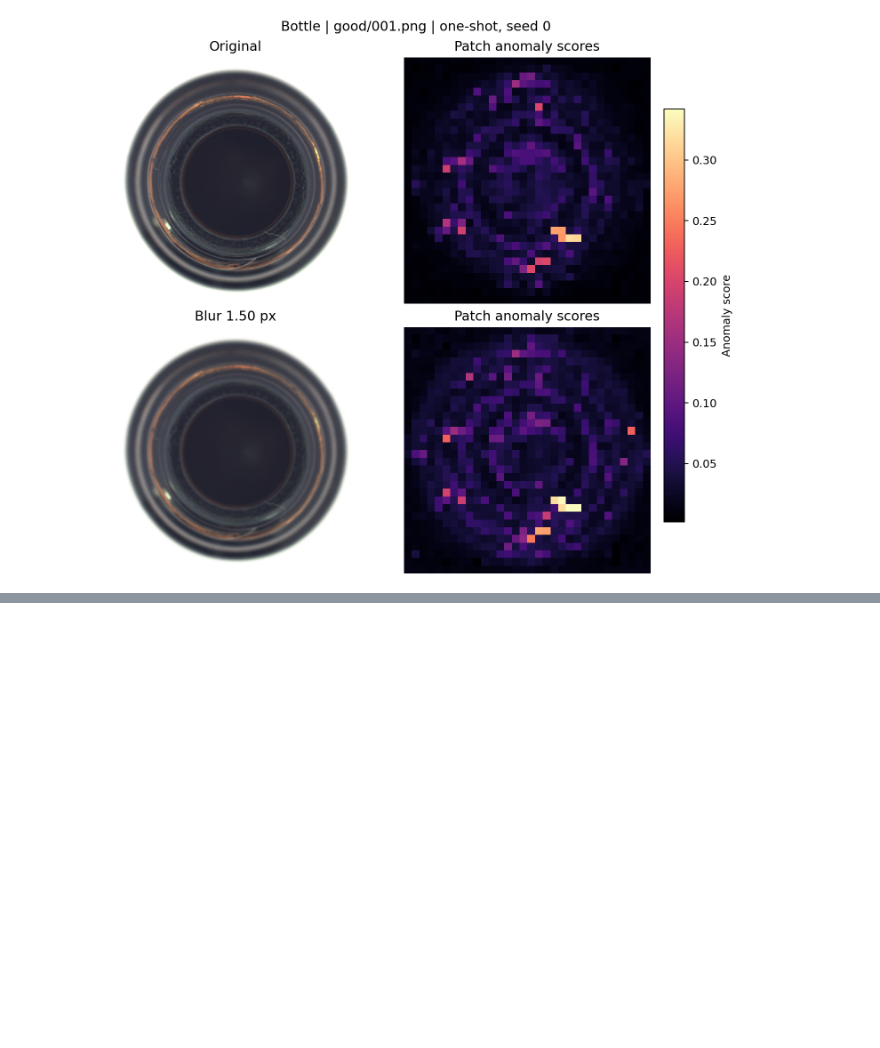
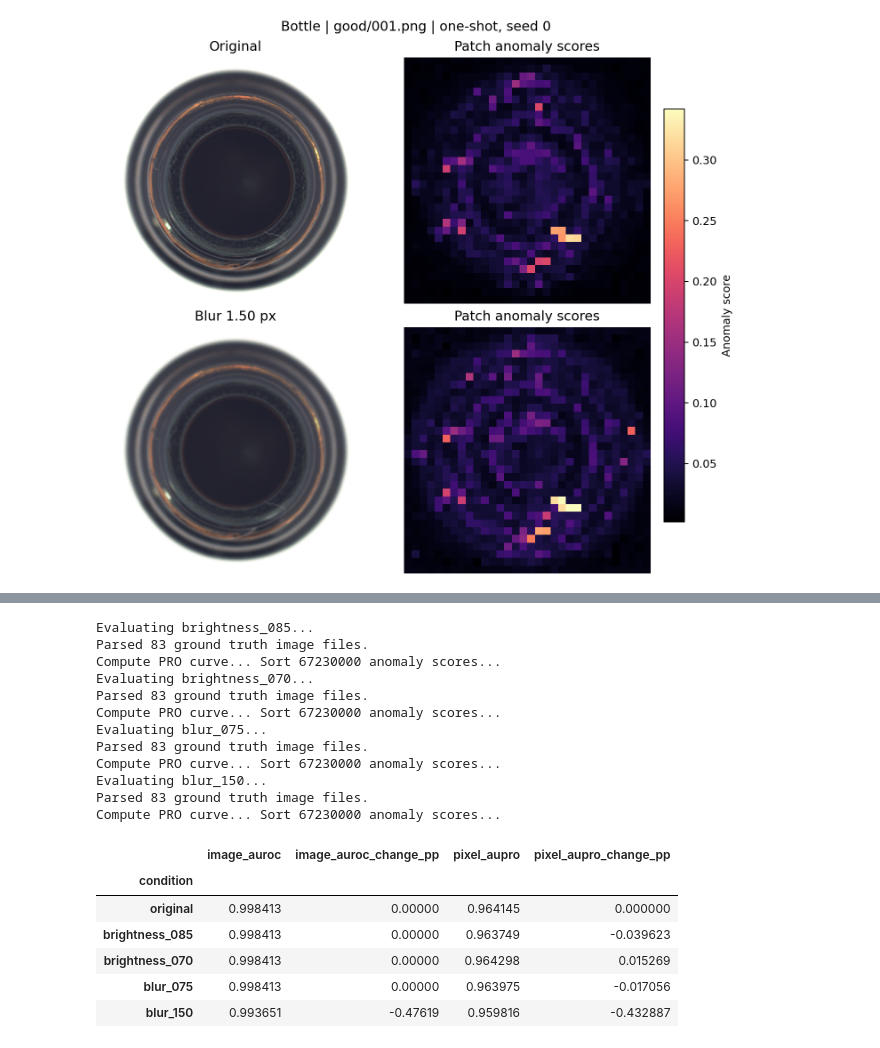
Before and after one commit to basharbd/msc-visual-anomaly-detection, a Jupyter notebook: notebooks/lighting_and_blur_robustness.ipynb, the cells around one changed output, grey strips where cells are left out. Cells and saved outputs as stored; diff of their text form; code cells hidden in the pictures; blank space fills up the shorter version.

```diff
--- a/notebooks/lighting_and_blur_robustness.ipynb
+++ b/notebooks/lighting_and_blur_robustness.ipynb
@@ -80,0 +81,19 @@ Pending evaluation of the five conditions against original-resolution ground tru
+# %%
+from pathlib import Path
+import json
+import sys
+
+project = Path.cwd()
+if project.name == "notebooks":
+    project = project.parent
+
+sys.path.insert(0, str(project / "scripts"))
+from result_paths import result_directory
+
+baseline = result_directory(project, "baseline_reproduction")
+record_path = baseline / "bottle_1shot_seed0" / "evaluation_metrics.json"
+record = json.loads(record_path.read_text())
+
+print(f"Baseline pixel AUPRO: {record['metrics']['pixel_aupro']:.6f}")
+print(f"FPR limit: {record['pro_fpr_limit']:.2f}")
+print(f"Peak Python memory: {record['peak_python_rss_mib'] / 1024:.2f} GiB")
@@ -80,0 +158,36 @@ Pending evaluation of the five conditions against original-resolution ground tru
+# %%
+pixel_aupro = {"original": original_aupro}
+
+for condition in ["brightness_085", "brightness_070", "blur_075", "blur_150"]:
+    print(f"Evaluating {condition}...", flush=True)
+    pixel_aupro[condition] = evaluate_bottle_aupro(
+        condition, record["pro_fpr_limit"]
+    )
+
+comparison = summary.rename(columns={"change_pp": "image_auroc_change_pp"}).copy()
+comparison["pixel_aupro"] = pd.Series(pixel_aupro)
+comparison["pixel_aupro_change_pp"] = 100 * (
+    comparison["pixel_aupro"] - original_aupro
+)
+
+display(comparison.round(6))
+# %% [output]
+Evaluating brightness_085...
+Parsed 83 ground truth image files.
+Compute PRO curve... Sort 67230000 anomaly scores...
+Evaluating brightness_070...
+Parsed 83 ground truth image files.
+Compute PRO curve... Sort 67230000 anomaly scores...
+Evaluating blur_075...
+Parsed 83 ground truth image files.
+Compute PRO curve... Sort 67230000 anomaly scores...
+Evaluating blur_150...
+Parsed 83 ground truth image files.
+Compute PRO curve... Sort 67230000 anomaly scores...
+|  | image_auroc | image_auroc_change_pp | pixel_aupro | pixel_aupro_change_pp |
+| condition |  |  |  |  |
+| original | 0.998413 | 0.00000 | 0.964145 | 0.000000 |
+| brightness_085 | 0.998413 | 0.00000 | 0.963749 | -0.039623 |
+| brightness_070 | 0.998413 | 0.00000 | 0.964298 | 0.015269 |
+| blur_075 | 0.998413 | 0.00000 | 0.963975 | -0.017056 |
+| blur_150 | 0.993651 | -0.47619 | 0.959816 | -0.432887 |
```
Also changed, not shown: parts of 10 cells of this notebook, 1 other file.
